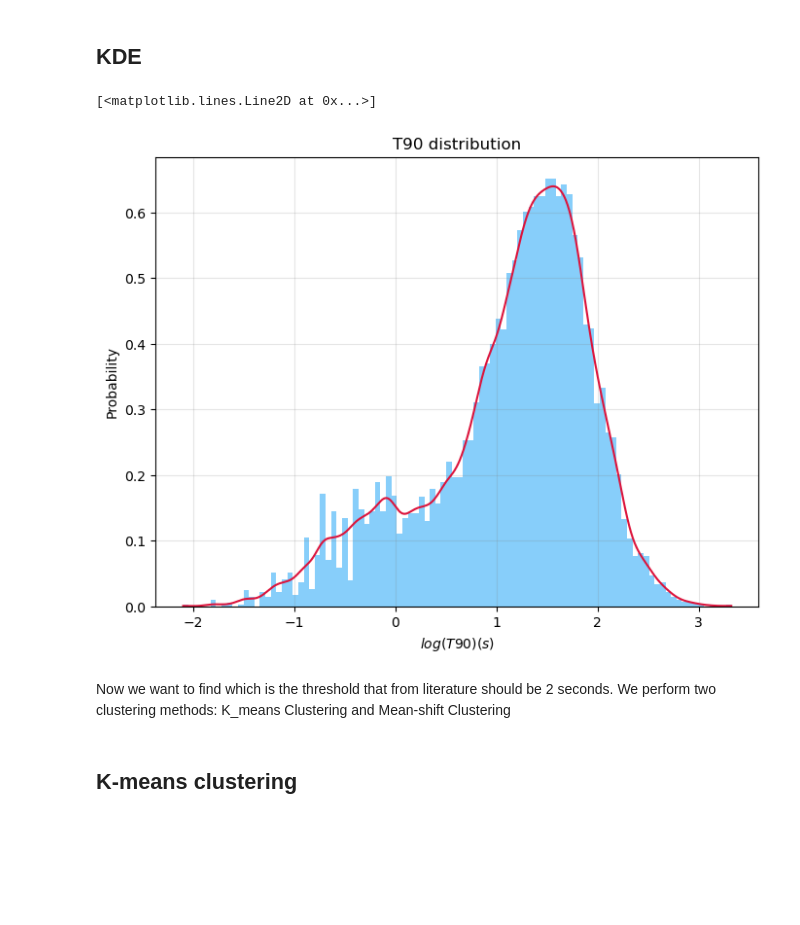
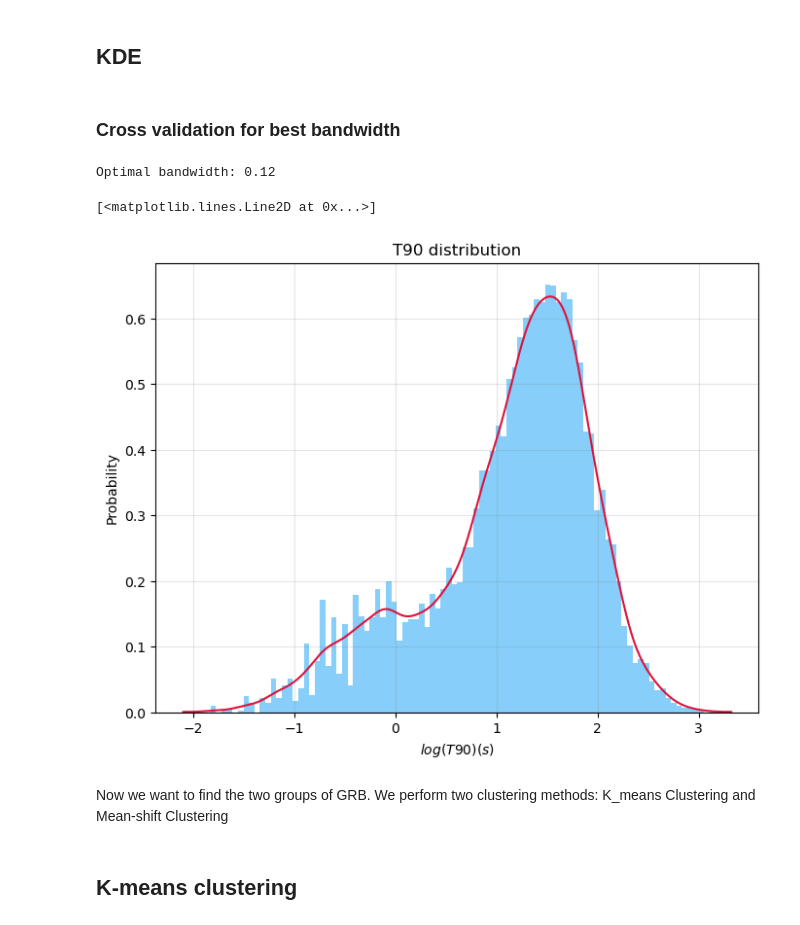
Before and after one commit to Isabella-Famoso/astrostatistics_bicocca_2024, a Jupyter notebook: working/L14/GRB.ipynb, the cells around one changed output. Drawn from its saved outputs; the diff is of its cells as text; code cells hidden in the pictures; blank space fills up the shorter version.

```diff
--- a/working/L14/GRB.ipynb
+++ b/working/L14/GRB.ipynb
@@ -172,25 +174,39 @@ We see clearly both from the AIC and the histogram that the distribution present
 We can also use a density extimator KDE to extimate the density of the distribution and fit with data.
 # %% [markdown]
 ## KDE
+# %% [markdown]
+### Cross validation for best bandwidth
+# %%
+bandwidths = np.linspace(0.01, 0.2, 10) # Testing 10 bandwidths from 0.01 to 0.2
+
+n_splits = 10
+kf = KFold(n_splits = n_splits, shuffle = True, random_state=336)
+
+grid = GridSearchCV(KernelDensity(), {'bandwidth': bandwidths}, cv= kf)
+grid.fit(T90_reshaped)
+best_band = grid.best_params_['bandwidth']
+print('Optimal bandwidth: %.2f' % best_band)
+# %% [output]
+Optimal bandwidth: 0.12
 # %%
 t90grid = np.linspace(T90_clean.min(), T90_clean.max(), 7530)
 
 fig7 = plt.figure(figsize=(8,6))
 ax7 = fig7.gca()
 ax7.grid(c='grey', alpha = 0.2)
 ax7.set_title('T90 distribution')
 ax7.set_xlabel('$log(T90) (s)$')
 ax7.hist(log_T90, bins=100, density=True, color ='lightskyblue')
 ax7.set_ylabel('Probability')
 
 #I plot it using gaussian kernel, data are the log(T90) reshaped
-kde_gauss = KDE(T90_reshaped, t90grid, 0.08, kernel = 'gaussian')
+kde_gauss = KDE(T90_reshaped, t90grid, best_band, kernel = 'gaussian')
 ax7.plot(t90grid, kde_gauss, color = 'crimson', label='Gaussian')
 # %% [output]
 [<matplotlib.lines.Line2D at 0x...>]
-[figure, old version]
+[figure, new version]
 # %% [markdown]
-Now we want to find which is the threshold that from literature should be 2 seconds.
+Now we want to find the two groups of GRB.
 We perform two clustering methods: K_means Clustering and Mean-shift Clustering
 # %% [markdown]
 ## K-means clustering
```
Also changed, not shown: parts of 15 cells of this notebook.
